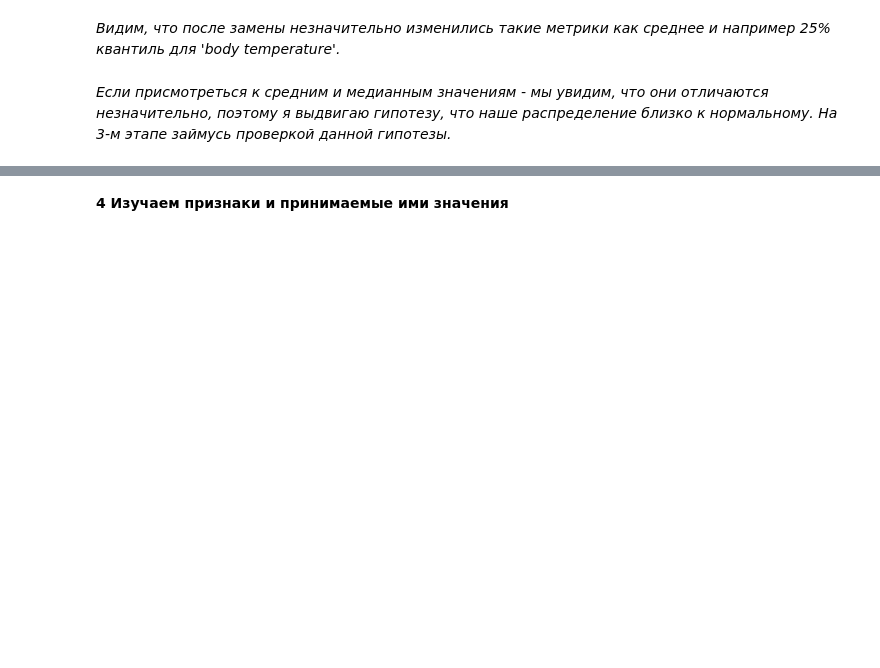
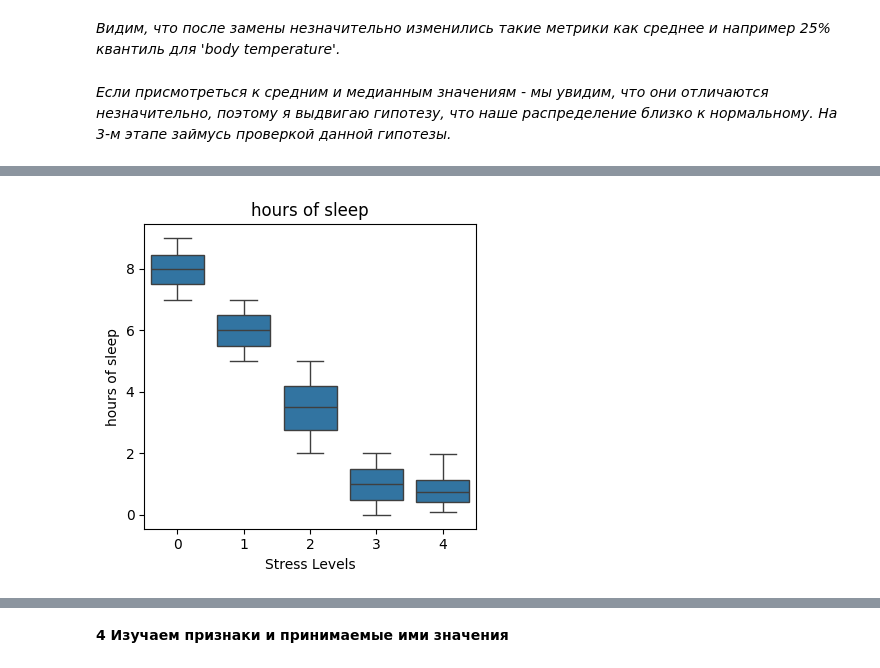
Before and after one commit to ealennikova/ABD-PRJ-25-29, a Jupyter notebook: Checkpoint 2/data_eda.ipynb, the cells around one changed output, grey strips where cells are left out. Cells and saved outputs as stored; diff of their text form; code cells hidden in the pictures; blank space fills up the shorter version.

```diff
--- a/Checkpoint 2/data_eda.ipynb
+++ b/Checkpoint 2/data_eda.ipynb
@@ -262,0 +426,10 @@ stressed_df.describe()
+# %%
+# Проверяем, что у нас получилось
+feature = stressed_df.columns[-3]
+plt.figure(figsize=(4, 4))
+sns.boxplot(x='Stress Levels', y=feature, data=stressed_df)
+plt.title(feature)
+plt.tight_layout()
+plt.show()
+# %% [output]
+[figure, added]
```
Also changed, not shown: parts of 24 cells of this notebook.
